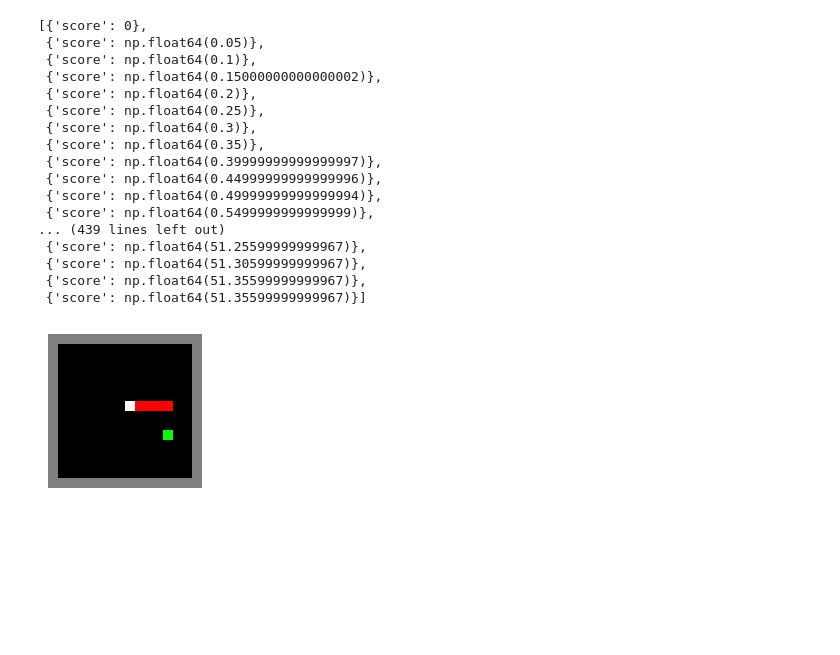
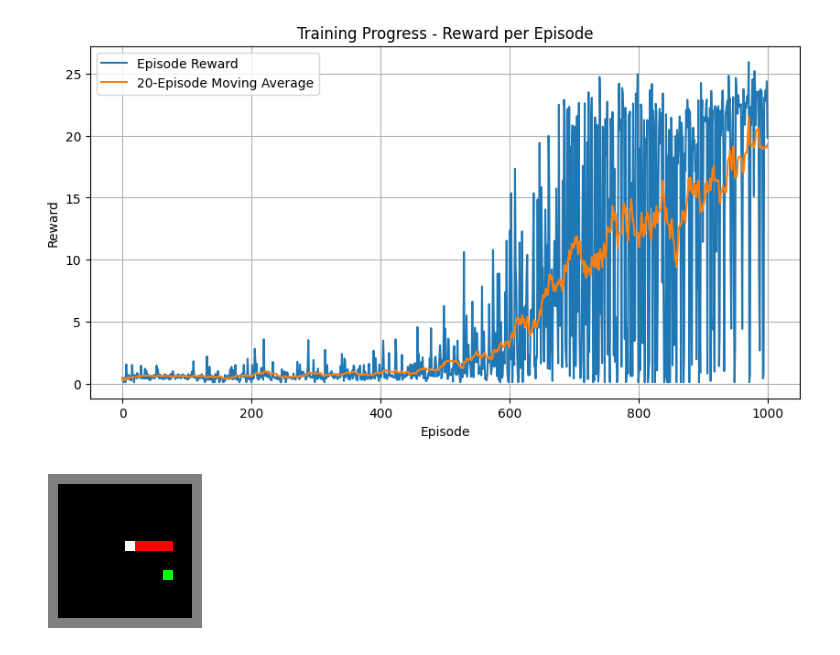
Before and after one commit to gpantunes/Project2-Deep_Learning, a Jupyter notebook: heuristic_player.ipynb, the cells around one changed output. Cells and saved outputs as stored; diff of their text form; code cells hidden in the pictures; blank space fills up the shorter version.

```diff
--- a/heuristic_player.ipynb
+++ b/heuristic_player.ipynb
@@ -293,11 +371,22 @@ game_instance = SnakeGame(
     grass_growth=GRASS_GROWTH,
     max_grass=MAX_GRASS)
 
-train_dqn(SnakeGame)
+state = game_instance.reset()[0]
+state = np.transpose(state, (2, 0, 1))
+state_shape = state.shape
+model = SnakeDQN(state_shape, n_actions=3).to(device)
 
-heuristic_player = SnakeHeuristic(game=game_instance)
 
-history = heuristic_player.play_game_and_record(max_steps=MAX_GAME_STEPS,
-                                          video_filename=VIDEO_FILENAME,
-                                          fps=FPS)
+trained_model, scores, episode_lengths = train_dqn_simple(game_instance, model)
+
+torch.save(trained_model.state_dict(), "snake_dqn_simple.pth")
+print("Model saved to 'snake_dqn_simple.pth'.")
+
+#train_dqn2(SnakeGame)
+
+#heuristic_player = SnakeHeuristic(game=game_instance)
+
+#history = heuristic_player.play_game_and_record(max_steps=MAX_GAME_STEPS,
+ #                                         video_filename=VIDEO_FILENAME,
+  #                                        fps=FPS)
 # %% [output]
@@ -322,23 +410,25 @@ KeyboardInterrupt:
 # %%
-history['info']
+def plot_training_progress(scores):
+    plt.figure(figsize=(10,5))
+    plt.plot(scores, label='Episode Reward')
+
+    window = 20
+    if len(scores) >= window:
+        moving_avg = [np.mean(scores[max(0, i-window):i+1]) for i in range(len(scores))]
+        plt.plot(moving_avg, label=f'{window}-Episode Moving Average')
+
+    plt.xlabel('Episode')
+    plt.ylabel('Reward')
+    plt.title('Training Progress - Reward per Episode')
+    plt.legend()
+    plt.grid(True)
+    plt.show()
+
+
+plot_training_progress(scores)
+#history['info']
 # %% [output]
-[{'score': 0},
- {'score': np.float64(0.05)},
- {'score': np.float64(0.1)},
- {'score': np.float64(0.15000000000000002)},
- {'score': np.float64(0.2)},
- {'score': np.float64(0.25)},
- {'score': np.float64(0.3)},
- {'score': np.float64(0.35)},
- {'score': np.float64(0.39999999999999997)},
- {'score': np.float64(0.44999999999999996)},
- {'score': np.float64(0.49999999999999994)},
- {'score': np.float64(0.5499999999999999)},
-... (439 lines left out)
- {'score': np.float64(51.25599999999967)},
- {'score': np.float64(51.30599999999967)},
- {'score': np.float64(51.35599999999967)},
- {'score': np.float64(51.35599999999967)}]
+[figure, added]
 # %%
 def plot_board(board,text=None):
     plt.figure(figsize=(2,2))
```
Also changed, not shown: parts of 3 cells of this notebook.
